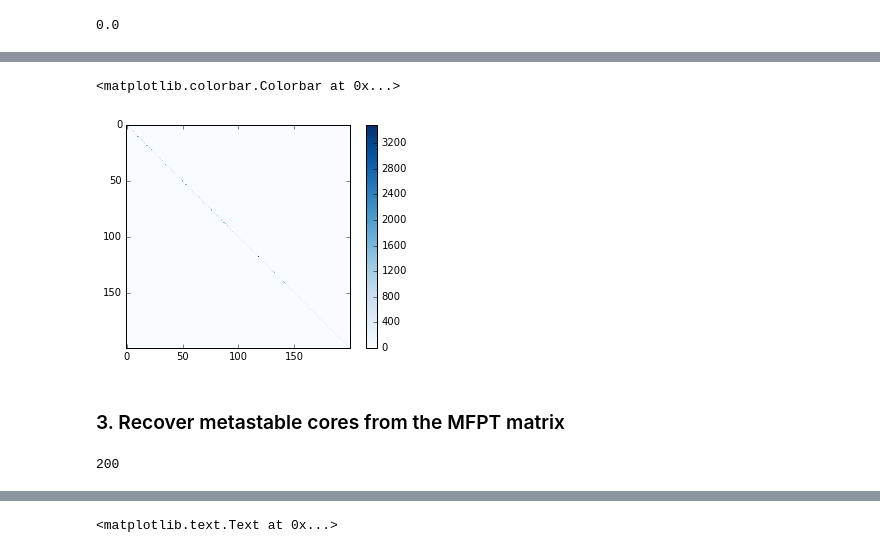
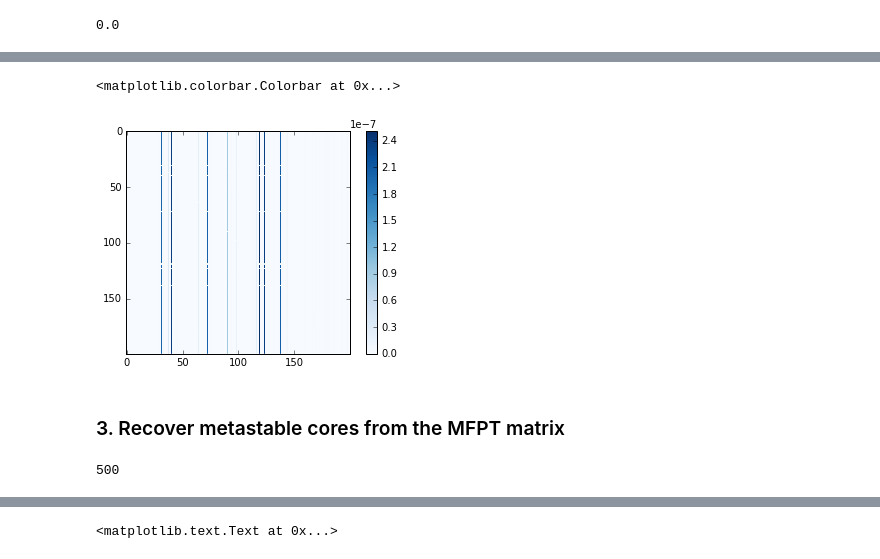
Before and after one commit to maxentile/onion, a Jupyter notebook: notebooks/MFPT tinker.ipynb, the cells around one changed output, grey strips where cells are left out. Saved outputs shown, nothing was run; the diff lists cells and outputs as text; code cells hidden in the pictures.

```diff
--- a/notebooks/MFPT tinker.ipynb
+++ b/notebooks/MFPT tinker.ipynb
@@ -25,0 +24,6 @@ loading trajectory_9.xtc...
+# %%
+from pyemma.coordinates import cluster_mini_batch_kmeans
+
+tica = pyemma.coordinates.tica(X)
+X_tica = tica.get_output()
+X_tica[0].shape
@@ -25,0 +37,4 @@ loading trajectory_9.xtc...
+# %%
+kmeans = cluster_mini_batch_kmeans(X_tica,k=500,max_iter=100)
+dtrajs = kmeans.get_output()
+dtrajs_met = [dtraj.flatten() for dtraj in dtrajs]
@@ -52,4 +56,5 @@ getting output of MiniBatchKmeansClustering: 100% (20/20) [########] eta 00:00 \
 # %%
 import pyemma
 # %%
-msm = pyemma.msm.estimate_markov_model(dtrajs_ala,1)
+msm = pyemma.msm.estimate_markov_model(dtrajs_met,10)
+msm.active_count_fraction
@@ -108,7 +115,7 @@ def mfpt_matrix(self):
     jm = np.ones((size,size))
     mm = (np.dot(im - ahash + np.dot(jm, adg), dm))
 
-    return mm.T
+    return mm - np.diag(np.diag(mm))
 
 mfpt_gi = mfpt_matrix(msm)
 mfpt_slow = _slow_mfpt_matrix(msm)
@@ -160,9 +198,9 @@ array([   77.08477798,   237.64181951,   568.50773919,   270.0584803 ,
 # %%
-plt.imshow(mfpt_gi.T-mfpt_slow,interpolation='none',cmap='Blues')
+plt.imshow(mfpt_gi-mfpt_slow,interpolation='none',cmap='Blues')
 plt.colorbar()
 # %% [output]
 <matplotlib.colorbar.Colorbar at 0x...>
-[figure, old version]
+[figure, new version]
 # %% [markdown]
 ### 3. Recover metastable cores from the MFPT matrix
 # %%
@@ -198,7 +236,7 @@ close_neighbors,fast_returning_close_neighbors,core_states = \
 # %%
-len(mfpt_slow)
+len(mfpt_gi)
 # %% [output]
-200
+500
 # %%
 len(core_states)
 # %% [output]
```
Also changed, not shown: parts of 23 cells of this notebook, 3 other files.
